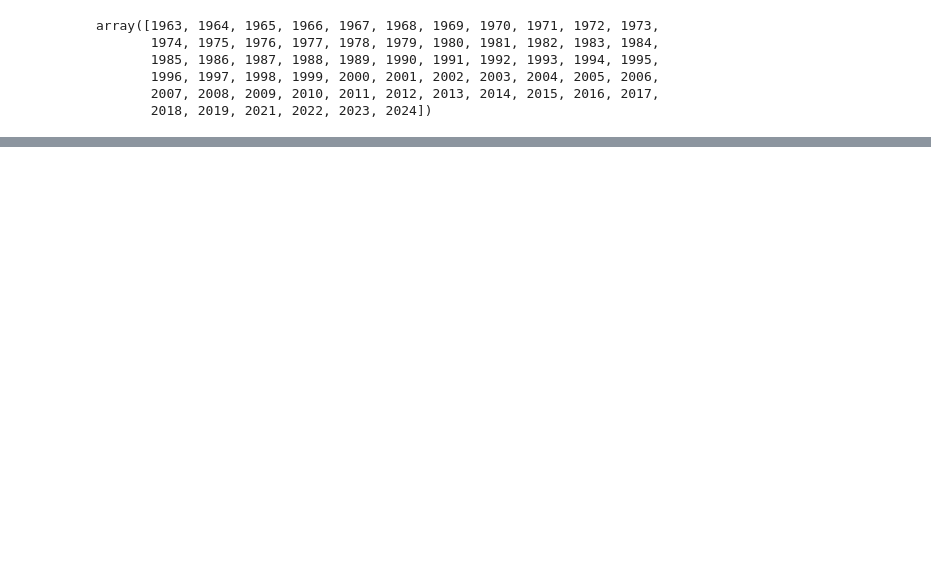
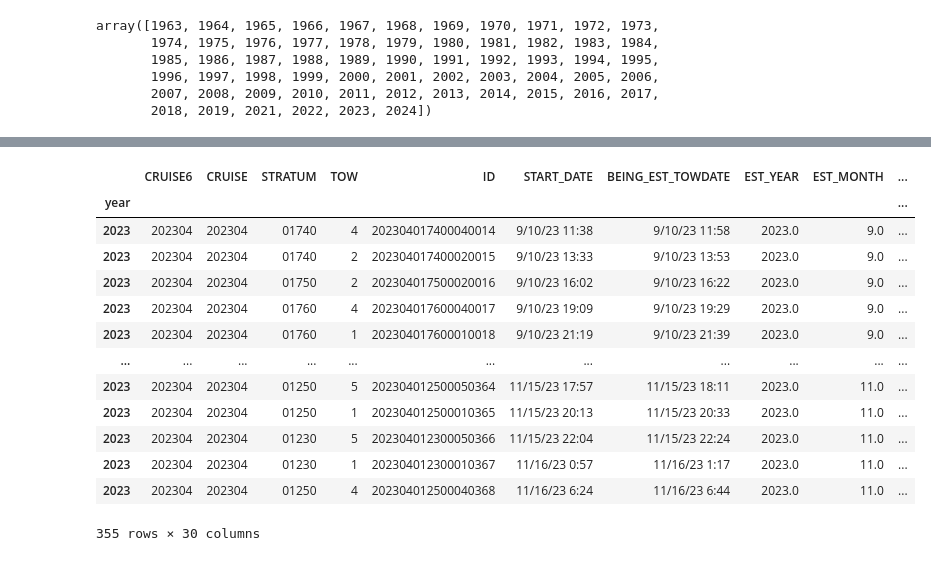
Before and after one commit to oceanhackweek/ohw25_proj_fishpace, a Jupyter notebook: contributor_folders/sam/NEFSC_Fall.ipynb, the cells around one changed output, grey strips where cells are left out. Cells and saved outputs as stored; diff of their text form; code cells hidden in the pictures; blank space fills up the shorter version.

```diff
--- a/contributor_folders/sam/NEFSC_Fall.ipynb
+++ b/contributor_folders/sam/NEFSC_Fall.ipynb
@@ -70,0 +88,2 @@ nefsc = df2.drop(drops, errors='ignore')
+# %%
+nefsc_ind = nefsc.drop_duplicates('ID')
@@ -70,0 +108,19 @@ nefsc = df2.drop(drops, errors='ignore')
+# %%
+fall23 = nefsc_ind.groupby('year').get_group(2023)
+# %%
+fall23
+# %% [output]
+|  | CRUISE6 | CRUISE | STRATUM | TOW | ID | START_DATE | BEING_EST_TOWDATE | EST_YEAR | EST_MONTH | ... |
+| year |  |  |  |  |  |  |  |  |  | ... |
+| 2023 | 202304 | 202304 | 01740 | 4 | 202304017400040014 | 9/10/23 11:38 | 9/10/23 11:58 | 2023.0 | 9.0 | ... |
+| 2023 | 202304 | 202304 | 01740 | 2 | 202304017400020015 | 9/10/23 13:33 | 9/10/23 13:53 | 2023.0 | 9.0 | ... |
+| 2023 | 202304 | 202304 | 01750 | 2 | 202304017500020016 | 9/10/23 16:02 | 9/10/23 16:22 | 2023.0 | 9.0 | ... |
+| 2023 | 202304 | 202304 | 01760 | 4 | 202304017600040017 | 9/10/23 19:09 | 9/10/23 19:29 | 2023.0 | 9.0 | ... |
+| 2023 | 202304 | 202304 | 01760 | 1 | 202304017600010018 | 9/10/23 21:19 | 9/10/23 21:39 | 2023.0 | 9.0 | ... |
+| ... | ... | ... | ... | ... | ... | ... | ... | ... | ... | ... |
+| 2023 | 202304 | 202304 | 01250 | 5 | 202304012500050364 | 11/15/23 17:57 | 11/15/23 18:11 | 2023.0 | 11.0 | ... |
+| 2023 | 202304 | 202304 | 01250 | 1 | 202304012500010365 | 11/15/23 20:13 | 11/15/23 20:33 | 2023.0 | 11.0 | ... |
+| 2023 | 202304 | 202304 | 01230 | 5 | 202304012300050366 | 11/15/23 22:04 | 11/15/23 22:24 | 2023.0 | 11.0 | ... |
+| 2023 | 202304 | 202304 | 01230 | 1 | 202304012300010367 | 11/16/23 0:57 | 11/16/23 1:17 | 2023.0 | 11.0 | ... |
+| 2023 | 202304 | 202304 | 01250 | 4 | 202304012500040368 | 11/16/23 6:24 | 11/16/23 6:44 | 2023.0 | 11.0 | ... |
+355 rows × 30 columns
```
Also changed, not shown: parts of 13 cells of this notebook, 1 other file.
